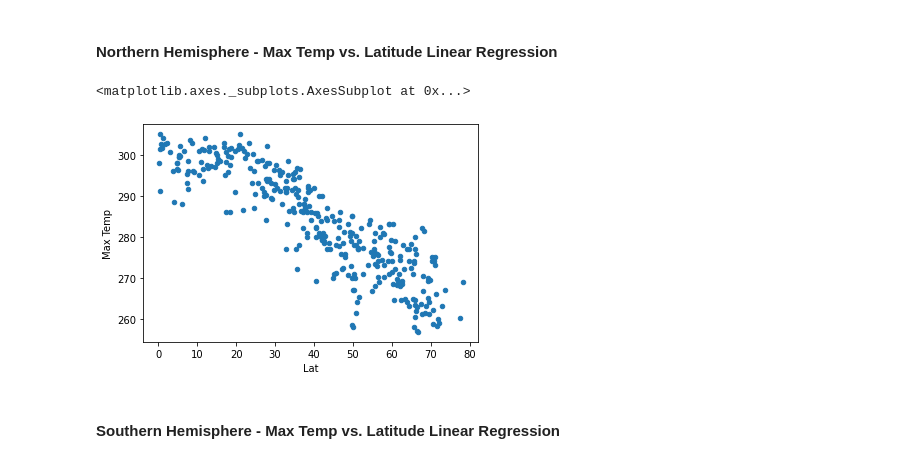
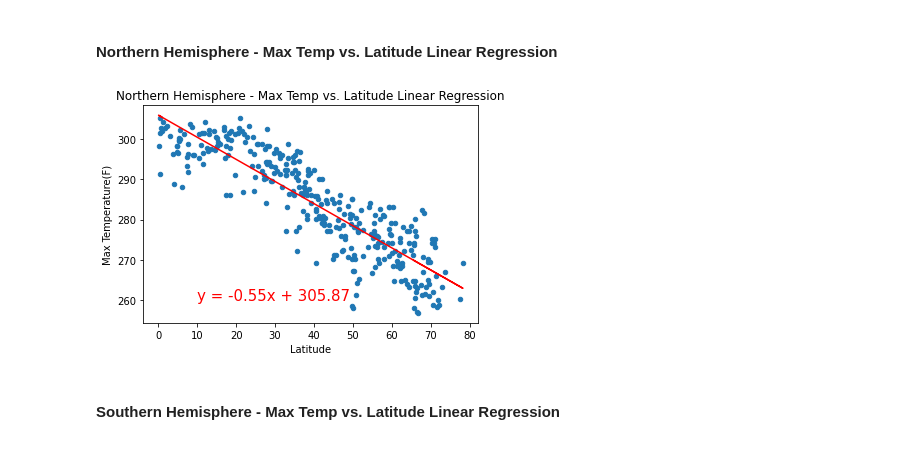
Before and after one commit to littleprincecurry/python-api-challenge, a Jupyter notebook: WeatherPy/WeatherPy.ipynb, the cells around one changed output. Saved outputs shown, nothing was run; the diff lists cells and outputs as text; code cells hidden in the pictures.

Commit message:
created north/south hem df

```diff
--- a/WeatherPy/WeatherPy.ipynb
+++ b/WeatherPy/WeatherPy.ipynb
@@ -292,12 +291,19 @@ slope, intercept, r_value, p_value, std_err = linregress(df['Lat'], df['Max Temp
 # %%
 northHem = df.loc[df['Lat'] >= 0]
 southHem = df.loc[df['Lat'] < 0]
-
-slope, intercept, r_value, p_value, std_err = linregress(northHem['Lat'], northHem['Max Temp'])
-northHem.plot.scatter('Lat', 'Max Temp')
-# %% [output]
-<matplotlib.axes._subplots.AxesSubplot at 0x...>
-[figure, removed]
+# %%
+slope, intercept, r_value, p_value, std_err = linregress(northHem['Lat'], northHem['Max Temp'])
+northHem.plot.scatter('Lat', 'Max Temp', title='Northern Hemisphere - Max Temp vs. Latitude Linear Regression')
+plt.xlabel('Latitude')
+plt.ylabel('Max Temperature(F)')
+
+reg = slope * northHem['Lat'] + intercept
+plt.plot(northHem['Lat'], reg, color='r')
+line_eq = 'y = ' + str(round(slope,2)) + 'x + ' + str(round(intercept,2))
+plt.annotate(line_eq,(10, 260),fontsize=15,color="red")
+plt.show()
+# %% [output]
+[figure, added]
 # %% [markdown]
 ####  Southern Hemisphere - Max Temp vs. Latitude Linear Regression
 # %%
```
Also changed, not shown: parts of 1 cell of this notebook.
